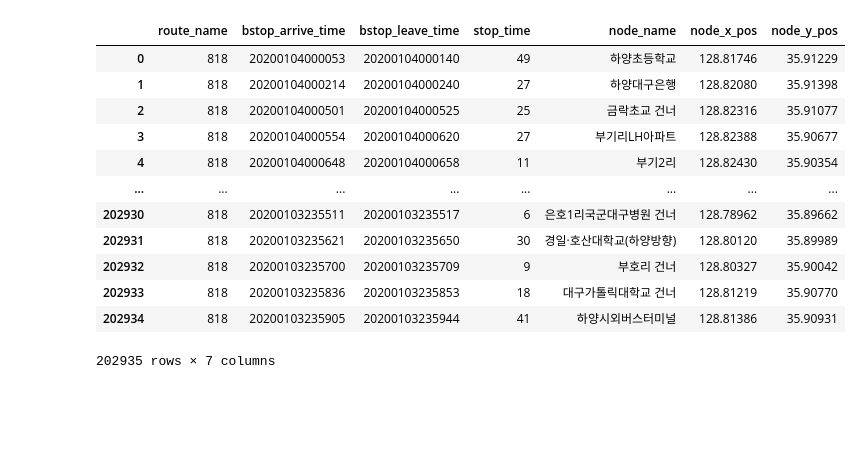
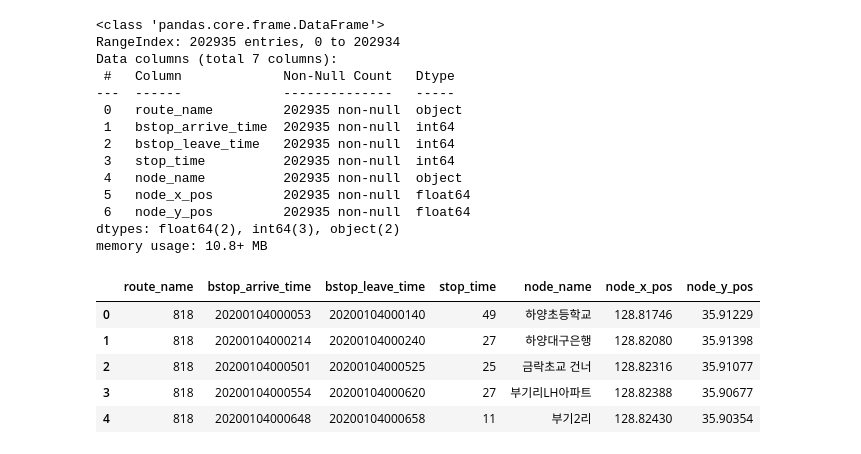
Before and after one commit to Mireu-Lab/SW-companion-program-materials, a Jupyter notebook: projects/bus-event-dataset/dataset.ipynb, the cells around one changed output. Cells and saved outputs as stored; diff of their text form; code cells hidden in the pictures; blank space fills up the shorter version.

```diff
--- a/projects/bus-event-dataset/dataset.ipynb
+++ b/projects/bus-event-dataset/dataset.ipynb
@@ -20,19 +28,30 @@ Requirement already satisfied: six>=1.5 in /home/codespace/.local/lib/python3.12
 # %%
 import pandas as pd
 
-masterDF = pd.read_csv("./_gs_busevent.csv")
-masterDF
+# CSV 파일을 읽어와 masterDF(마스터 데이터프레임)에 저장합니다.
+masterDF = pd.read_csv("./data/_gs_busevent.csv")
+# 데이터프레임의 전체적인 정보(컬럼별 데이터 타입, null 값 유무 등)를 출력합니다.
+masterDF.info()
+# 데이터의 첫 5개 행을 출력하여 내용을 확인합니다.
+masterDF.head()
 # %% [output]
+<class 'pandas.core.frame.DataFrame'>
+RangeIndex: 202935 entries, 0 to 202934
+Data columns (total 7 columns):
+ #   Column             Non-Null Count   Dtype
+---  ------             --------------   -----
+ 0   route_name         202935 non-null  object
+ 1   bstop_arrive_time  202935 non-null  int64
+ 2   bstop_leave_time   202935 non-null  int64
+ 3   stop_time          202935 non-null  int64
+ 4   node_name          202935 non-null  object
+ 5   node_x_pos         202935 non-null  float64
+ 6   node_y_pos         202935 non-null  float64
+dtypes: float64(2), int64(3), object(2)
+memory usage: 10.8+ MB
 |  | route_name | bstop_arrive_time | bstop_leave_time | stop_time | node_name | node_x_pos | node_y_pos |
 | 0 | 818 | 20200104000053 | 20200104000140 | 49 | 하양초등학교 | 128.81746 | 35.91229 |
 | 1 | 818 | 20200104000214 | 20200104000240 | 27 | 하양대구은행 | 128.82080 | 35.91398 |
 | 2 | 818 | 20200104000501 | 20200104000525 | 25 | 금락초교 건너 | 128.82316 | 35.91077 |
 | 3 | 818 | 20200104000554 | 20200104000620 | 27 | 부기리LH아파트 | 128.82388 | 35.90677 |
 | 4 | 818 | 20200104000648 | 20200104000658 | 11 | 부기2리 | 128.82430 | 35.90354 |
-| ... | ... | ... | ... | ... | ... | ... | ... |
-| 202930 | 818 | 20200103235511 | 20200103235517 | 6 | 은호1리국군대구병원 건너 | 128.78962 | 35.89662 |
-| 202931 | 818 | 20200103235621 | 20200103235650 | 30 | 경일·호산대학교(하양방향) | 128.80120 | 35.89989 |
-| 202932 | 818 | 20200103235700 | 20200103235709 | 9 | 부호리 건너 | 128.80327 | 35.90042 |
-| 202933 | 818 | 20200103235836 | 20200103235853 | 18 | 대구가톨릭대학교 건너 | 128.81219 | 35.90770 |
-| 202934 | 818 | 20200103235905 | 20200103235944 | 41 | 하양시외버스터미널 | 128.81386 | 35.90931 |
-202935 rows × 7 columns
```
Also changed, not shown: parts of 18 cells of this notebook, 1 other file.
